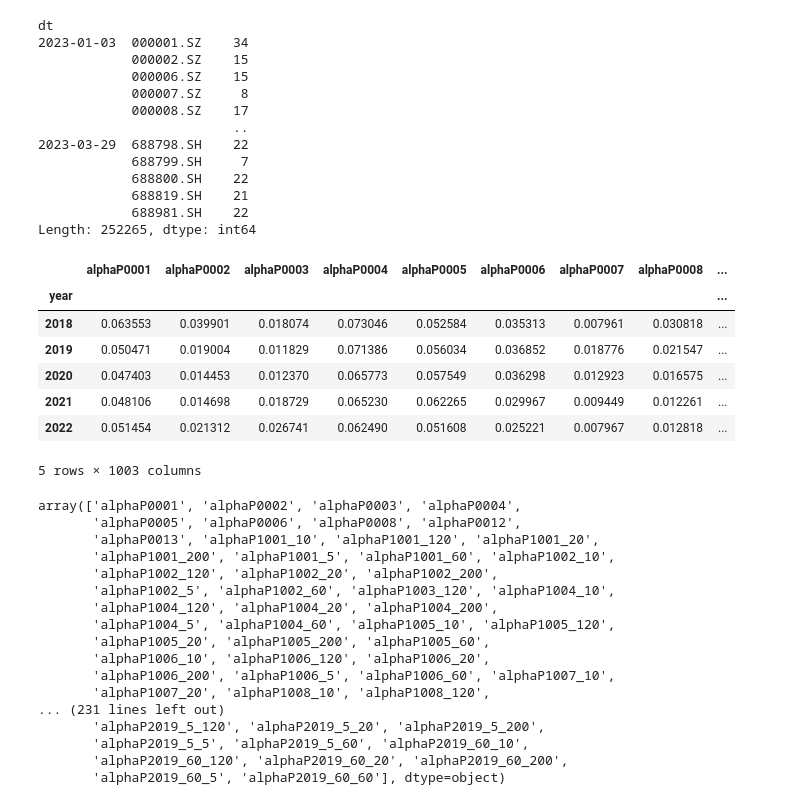
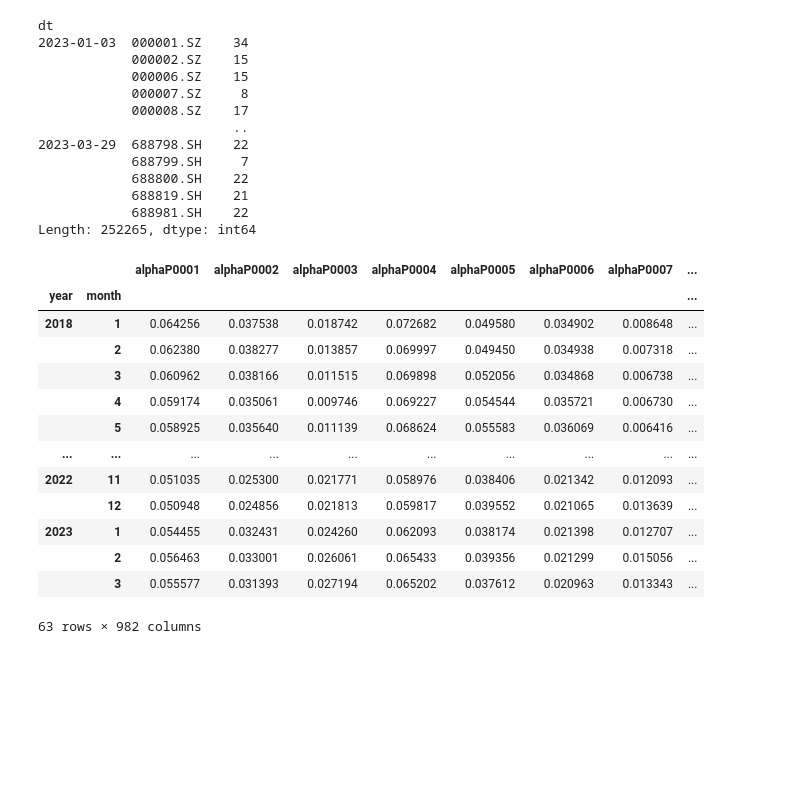
Before and after one commit to lishengshu0223/quant, a Jupyter notebook: demo.ipynb, the cells around one changed output. Drawn from its saved outputs; the diff is of its cells as text; code cells hidden in the pictures; blank space fills up the shorter version.

```diff
--- a/demo.ipynb
+++ b/demo.ipynb
@@ -207,29 +123,36 @@ dt
             688981.SH    22
 Length: 252265, dtype: int64
 # %%
-path = "F:\Pfactor_evaluation_results_R5_latest"
+path = "F:\Pfactor_evaluation"
 file_name_list = os.listdir(path)
 ic_mean = []
 for file_name in tqdm(file_name_list):
     factor_name = file_name[:-4]
     evaluation = pd.read_pickle(os.path.join(path,file_name))
     ic_series = evaluation['IC_report']['IC_series'].to_frame(factor_name)
     ic_series['year'] = ic_series.index.year
-    ic_series = ic_series.groupby('year').mean().rolling(3).mean().loc[2017:]
-    ic_series.index = ic_series.index + 1
+    ic_series['month'] = ic_series.index.month
+    ic_series = ic_series.groupby(['year', 'month']).mean().rolling(36).mean()
+    ic_series = ic_series.loc[(slice(2018,2023), slice(None))]
     ic_series = abs(ic_series)
     ic_mean.append(ic_series)
 
 ic_mean = pd.concat(ic_mean, axis=1)
 ic_mean
 # %% [output]
-|  | alphaP0001 | alphaP0002 | alphaP0003 | alphaP0004 | alphaP0005 | alphaP0006 | alphaP0007 | alphaP0008 | ... |
-| year |  |  |  |  |  |  |  |  | ... |
-| 2018 | 0.063553 | 0.039901 | 0.018074 | 0.073046 | 0.052584 | 0.035313 | 0.007961 | 0.030818 | ... |
-| 2019 | 0.050471 | 0.019004 | 0.011829 | 0.071386 | 0.056034 | 0.036852 | 0.018776 | 0.021547 | ... |
-| 2020 | 0.047403 | 0.014453 | 0.012370 | 0.065773 | 0.057549 | 0.036298 | 0.012923 | 0.016575 | ... |
-| 2021 | 0.048106 | 0.014698 | 0.018729 | 0.065230 | 0.062265 | 0.029967 | 0.009449 | 0.012261 | ... |
-| 2022 | 0.051454 | 0.021312 | 0.026741 | 0.062490 | 0.051608 | 0.025221 | 0.007967 | 0.012818 | ... |
+|  |  | alphaP0001 | alphaP0002 | alphaP0003 | alphaP0004 | alphaP0005 | alphaP0006 | alphaP0007 | ... |
+| year | month |  |  |  |  |  |  |  | ... |
+| 2018 | 1 | 0.064256 | 0.037538 | 0.018742 | 0.072682 | 0.049580 | 0.034902 | 0.008648 | ... |
+|  | 2 | 0.062380 | 0.038277 | 0.013857 | 0.069997 | 0.049450 | 0.034938 | 0.007318 | ... |
+|  | 3 | 0.060962 | 0.038166 | 0.011515 | 0.069898 | 0.052056 | 0.034868 | 0.006738 | ... |
+|  | 4 | 0.059174 | 0.035061 | 0.009746 | 0.069227 | 0.054544 | 0.035721 | 0.006730 | ... |
+|  | 5 | 0.058925 | 0.035640 | 0.011139 | 0.068624 | 0.055583 | 0.036069 | 0.006416 | ... |
+| ... | ... | ... | ... | ... | ... | ... | ... | ... | ... |
+| 2022 | 11 | 0.051035 | 0.025300 | 0.021771 | 0.058976 | 0.038406 | 0.021342 | 0.012093 | ... |
+|  | 12 | 0.050948 | 0.024856 | 0.021813 | 0.059817 | 0.039552 | 0.021065 | 0.013639 | ... |
+| 2023 | 1 | 0.054455 | 0.032431 | 0.024260 | 0.062093 | 0.038174 | 0.021398 | 0.012707 | ... |
+|  | 2 | 0.056463 | 0.033001 | 0.026061 | 0.065433 | 0.039356 | 0.021299 | 0.015056 | ... |
+|  | 3 | 0.055577 | 0.031393 | 0.027194 | 0.065202 | 0.037612 | 0.020963 | 0.013343 | ... |
-5 rows × 1003 columns
+63 rows × 982 columns
 # %%
 selected_factor_dict = {}
@@ -242,21 +167 @@ for year in ic_mean.index:
 pd.to_pickle(selected_factor_dict, "./data/selected_factor_dict.pkl")
-# %%
-selected_factor
-# %% [output]
-array(['alphaP0001', 'alphaP0002', 'alphaP0003', 'alphaP0004',
-       'alphaP0005', 'alphaP0006', 'alphaP0008', 'alphaP0012',
-       'alphaP0013', 'alphaP1001_10', 'alphaP1001_120', 'alphaP1001_20',
-       'alphaP1001_200', 'alphaP1001_5', 'alphaP1001_60', 'alphaP1002_10',
-       'alphaP1002_120', 'alphaP1002_20', 'alphaP1002_200',
-       'alphaP1002_5', 'alphaP1002_60', 'alphaP1003_120', 'alphaP1004_10',
-       'alphaP1004_120', 'alphaP1004_20', 'alphaP1004_200',
-       'alphaP1004_5', 'alphaP1004_60', 'alphaP1005_10', 'alphaP1005_120',
-       'alphaP1005_20', 'alphaP1005_200', 'alphaP1005_60',
-       'alphaP1006_10', 'alphaP1006_120', 'alphaP1006_20',
-       'alphaP1006_200', 'alphaP1006_5', 'alphaP1006_60', 'alphaP1007_10',
-       'alphaP1007_20', 'alphaP1008_10', 'alphaP1008_120',
-... (231 lines left out)
-       'alphaP2019_5_120', 'alphaP2019_5_20', 'alphaP2019_5_200',
-       'alphaP2019_5_5', 'alphaP2019_5_60', 'alphaP2019_60_10',
-       'alphaP2019_60_120', 'alphaP2019_60_20', 'alphaP2019_60_200',
-       'alphaP2019_60_5', 'alphaP2019_60_60'], dtype=object)
```
Also changed, not shown: parts of 7 cells of this notebook, 1 other file.
